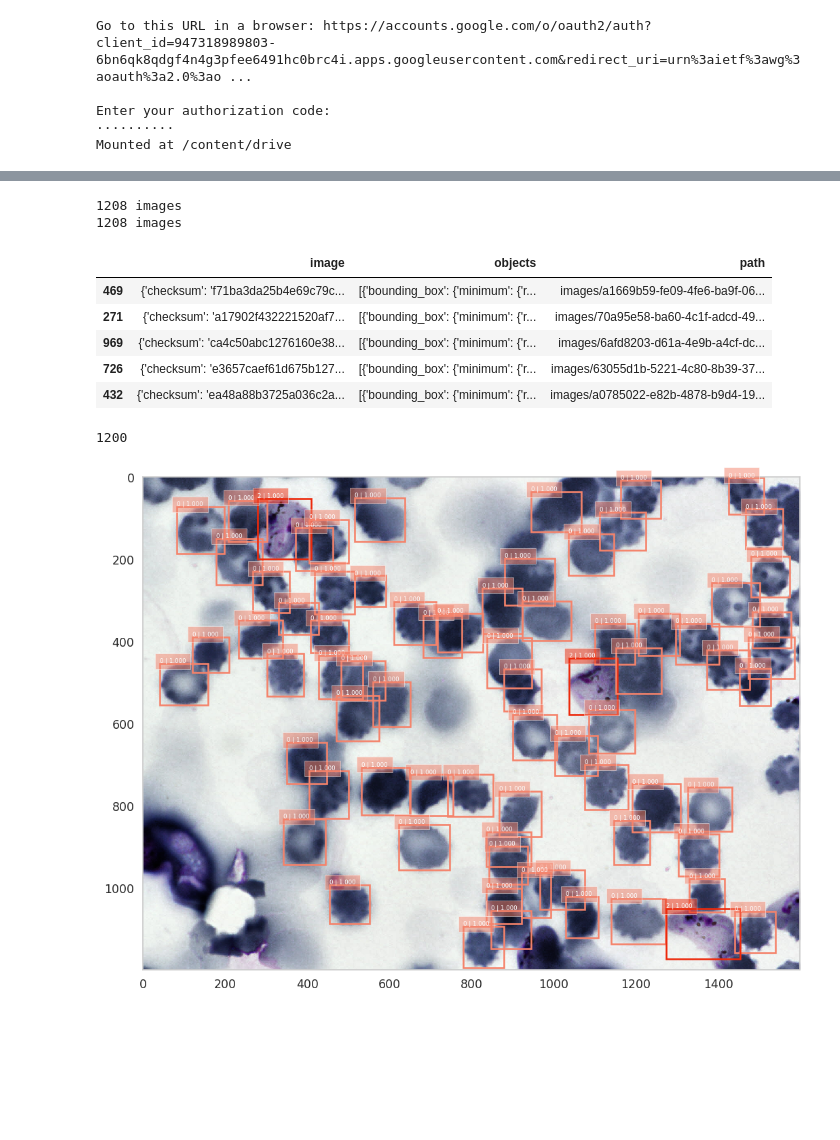
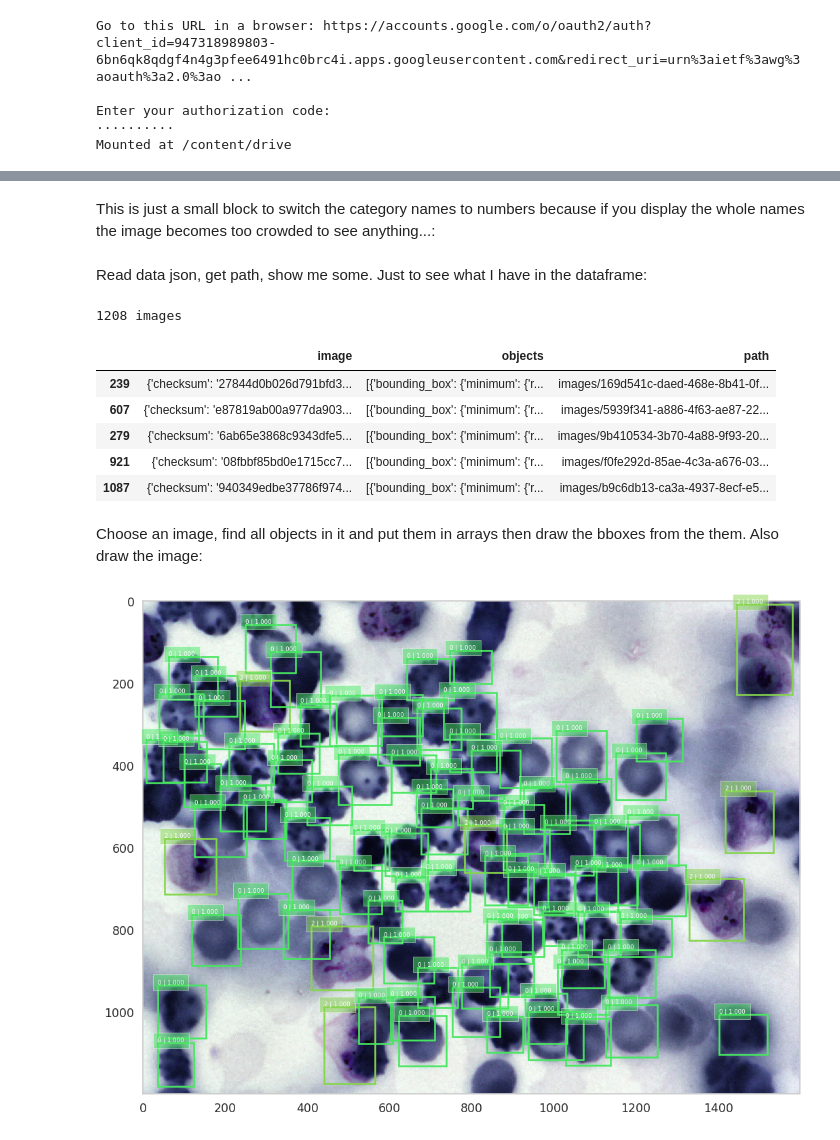
Before and after one commit to Lasulux/Midterm_Project, a Jupyter notebook: Malaria.ipynb, the cells around one changed output, grey strips where cells are left out. Saved outputs shown, nothing was run; the diff lists cells and outputs as text; code cells hidden in the pictures; blank space fills up the shorter version.

```diff
--- a/Malaria.ipynb
+++ b/Malaria.ipynb
@@ -66,50 +80,51 @@ def plt_bboxes(img, classes, scores, bboxes, figsize=(10,10), linewidth=1.5):
                            bbox=dict(facecolor=colors[cls_id], alpha=0.5),
                            fontsize=5, color='white')
     plt.show()
+# %% [markdown]
+This is just a small block to switch the category names to numbers because if you display the whole names the image becomes too crowded to see anything...:
 # %%
 def cat_to_num(category):
   categories = ['red blood cell','leukocyte','trophozoite','ring','schizont','gametocyte','difficult']
   num = categories.index(category)
   return num
+# %% [markdown]
+Read data json, get path, show me some. Just to see what I have in the dataframe:
 # %%
 train_df = pd.read_json('/content/drive/My Drive/malaria-bounding-boxes/malaria/malaria/training.json')
 train_df['path'] = train_df['image'].map(lambda x:  x['pathname'][1:])
 print(train_df.shape[0], 'images')
-print(train_df.shape[0], 'images')
 train_df.sample(5)
 # %% [output]
 1208 images
-1208 images
 |  | image | objects | path |
-| 469 | {'checksum': 'f71ba3da25b4e69c79c... | [{'bounding_box': {'minimum': {'r... | images/a1669b59-fe09-4fe6-ba9f-06... |
-| 271 | {'checksum': 'a17902f432221520af7... | [{'bounding_box': {'minimum': {'r... | images/70a95e58-ba60-4c1f-adcd-49... |
-| 969 | {'checksum': 'ca4c50abc1276160e38... | [{'bounding_box': {'minimum': {'r... | images/6afd8203-d61a-4e9b-a4cf-dc... |
-| 726 | {'checksum': 'e3657caef61d675b127... | [{'bounding_box': {'minimum': {'r... | images/63055d1b-5221-4c80-8b39-37... |
-| 432 | {'checksum': 'ea48a88b3725a036c2a... | [{'bounding_box': {'minimum': {'r... | images/a0785022-e82b-4878-b9d4-19... |
+| 239 | {'checksum': '27844d0b026d791bfd3... | [{'bounding_box': {'minimum': {'r... | images/169d541c-daed-468e-8b41-0f... |
+| 607 | {'checksum': 'e87819ab00a977da903... | [{'bounding_box': {'minimum': {'r... | images/5939f341-a886-4f63-ae87-22... |
+| 279 | {'checksum': '6ab65e3868c9343dfe5... | [{'bounding_box': {'minimum': {'r... | images/9b410534-3b70-4a88-9f93-20... |
+| 921 | {'checksum': '08fbbf85bd0e1715cc7... | [{'bounding_box': {'minimum': {'r... | images/f0fe292d-85ae-4c3a-a676-03... |
+| 1087 | {'checksum': '940349edbe37786f974... | [{'bounding_box': {'minimum': {'r... | images/b9c6db13-ca3a-4937-8ecf-e5... |
+# %% [markdown]
+Choose an image, find all objects in it and put them in arrays then draw the bboxes from the them. Also draw the image:
 # %%
-test_row = train_df.iloc[0]
+test_row = train_df.iloc[5]
 def show_image_boxes(in_row, ax=None):
-    #fig, ax = plt.subplots(1, 1, figsize=(5, 5))
     c_img = imread('drive/My Drive/malaria-bounding-boxes/malaria/malaria/' + in_row['path'])
     lab_img = np.zeros((c_img.shape[0], c_img.shape[1]), dtype='int')
     classes=[]
     scores=[]
     bboxes=[]
     for c_obj in in_row['objects']:
-        #print('found obj')
         bbx1 = c_obj['bounding_box']['minimum']['r']/lab_img.shape[0]
         bby1 = c_obj['bounding_box']['minimum']['c']/lab_img.shape[1]
         bbx2 = c_obj['bounding_box']['maximum']['r']/lab_img.shape[0]
         bby2 = c_obj['bounding_box']['maximum']['c']/lab_img.shape[1]
         classes.append(cat_to_num(c_obj['category']))
         scores.append(1.00)
         bboxes.append([bbx1,bby1,bbx2,bby2])
     bboxes=np.array(bboxes)
     classes=np.array(classes)
     scores=np.array(scores)
     bboxes=np.reshape(bboxes,(-1,4))
     plt_bboxes(c_img, classes, scores, bboxes)
 show_image_boxes(test_row)
 # %% [output]
-1200
-[figure, old version]
+[figure, new version]
```
Also changed, not shown: parts of 12 cells of this notebook.
